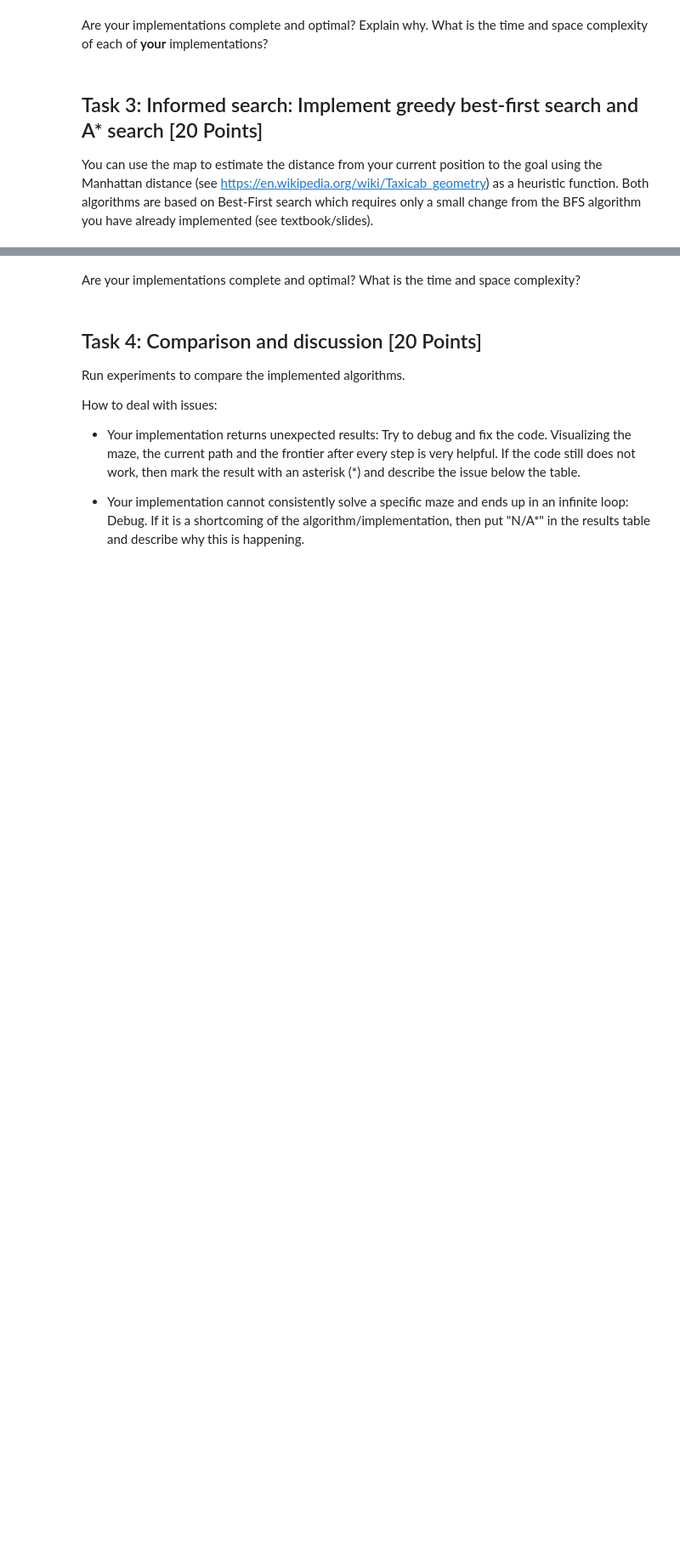
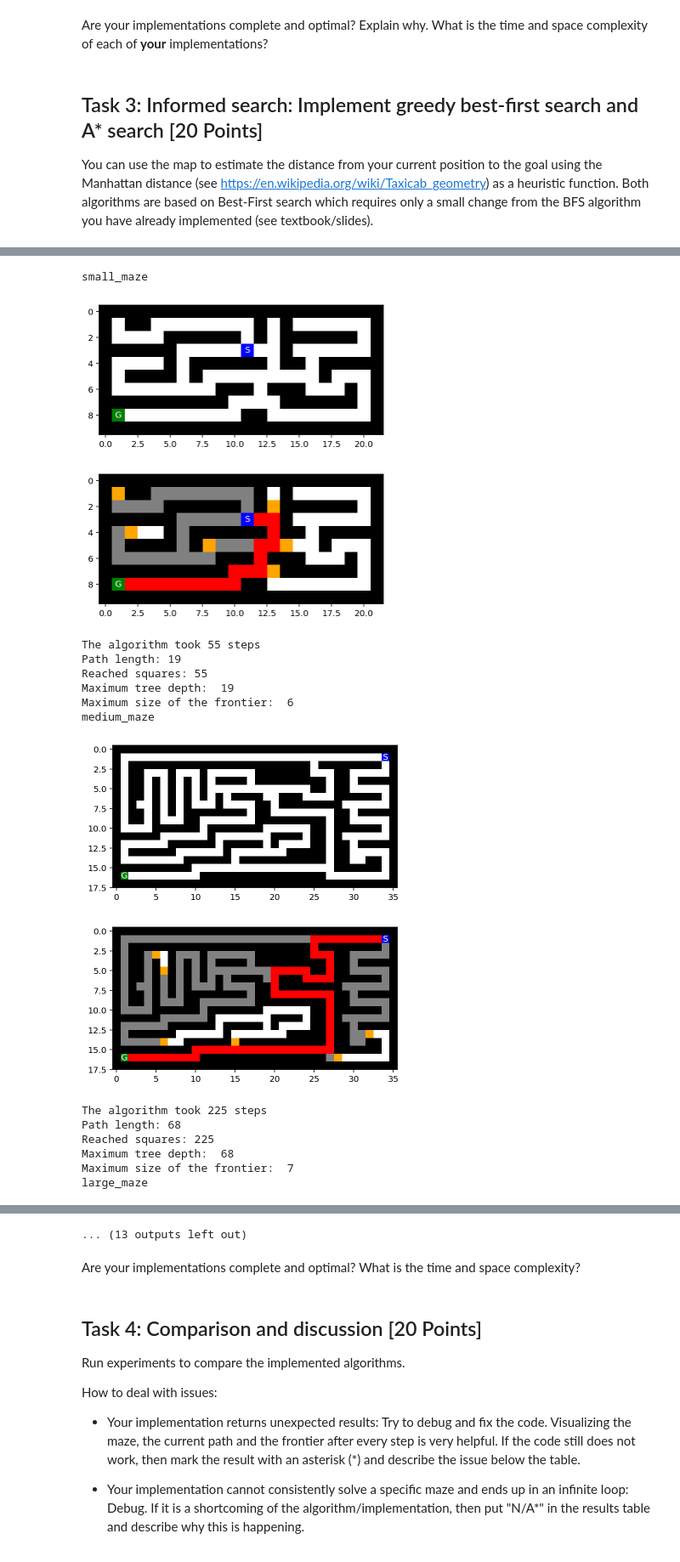
Before and after one commit to Corey23/CS7320-AI, a Jupyter notebook: Search/Maze.ipynb, the cells around one changed output, grey strips where cells are left out. Shown at 85% size. Drawn from its saved outputs; the diff is of its cells as text; code cells hidden in the pictures; blank space fills up the shorter version.

```diff
--- a/Search/Maze.ipynb
+++ b/Search/Maze.ipynb
@@ -822,0 +928,31 @@ IndexError: index 27 is out of bounds for axis 0 with size 22
+# %%
+mazes = loadMazes()
+
+for maze_key in mazes:
+    print(maze_key)
+    mh.show_maze(mazes[maze_key])
+    node, path_cost, nodes_expanded, max_tree_depth, tree_size, max_frontier_size = a_star(mazes[maze_key], verbose_text=False, verbose_maze=False)
+    #showPath(maze_key, node)
+    print(f"The algorithm took {nodes_expanded} steps")
+    print('Path length:', path_cost)
+    print('Reached squares:', nodes_expanded)
+    print("Maximum tree depth: ", max_tree_depth)
+    print("Maximum size of the frontier: ", max_frontier_size)
+# %% [output]
+small_maze
+[figure, added]
+[figure, added]
+The algorithm took 55 steps
+Path length: 19
+Reached squares: 55
+Maximum tree depth:  19
+Maximum size of the frontier:  6
+medium_maze
+[figure, added]
+[figure, added]
+The algorithm took 225 steps
+Path length: 68
+Reached squares: 225
+Maximum tree depth:  68
+Maximum size of the frontier:  7
+large_maze
@@ -823,3 +969,4 @@ IndexError: index 27 is out of bounds for axis 0 with size 22
+... (13 outputs left out)
 # %% [markdown]
 Are your implementations complete and optimal? What is the time and space complexity?
 # %%
```
Also changed, not shown: parts of 6 cells of this notebook.
